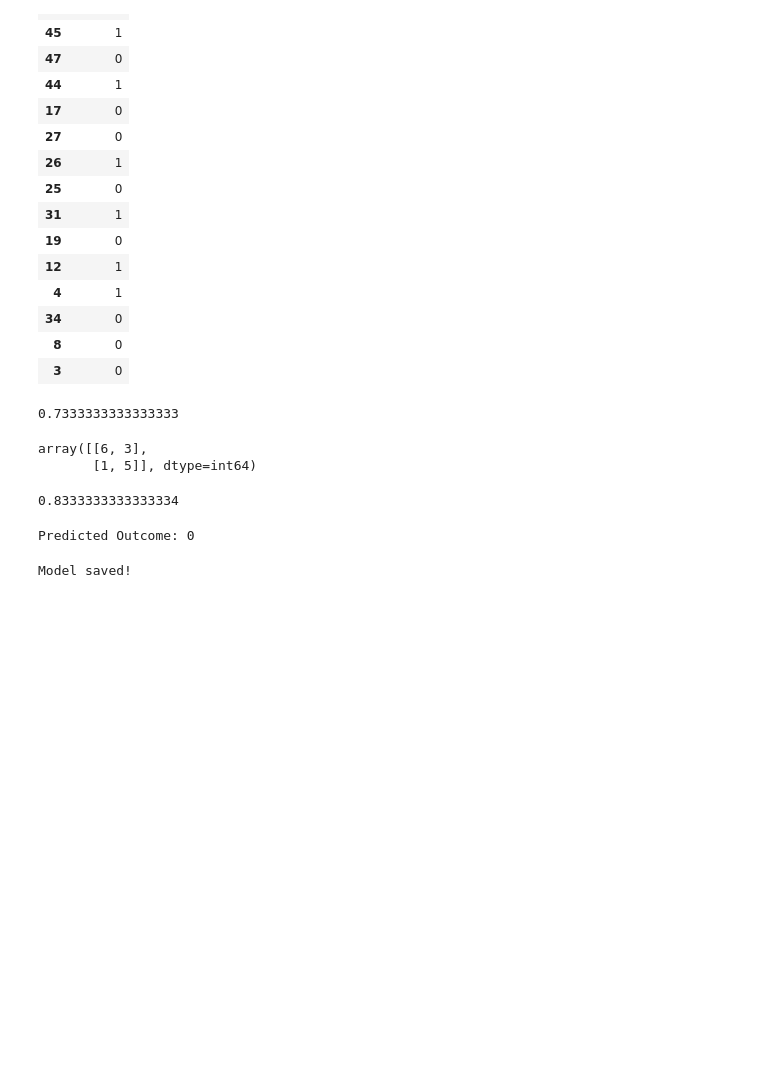
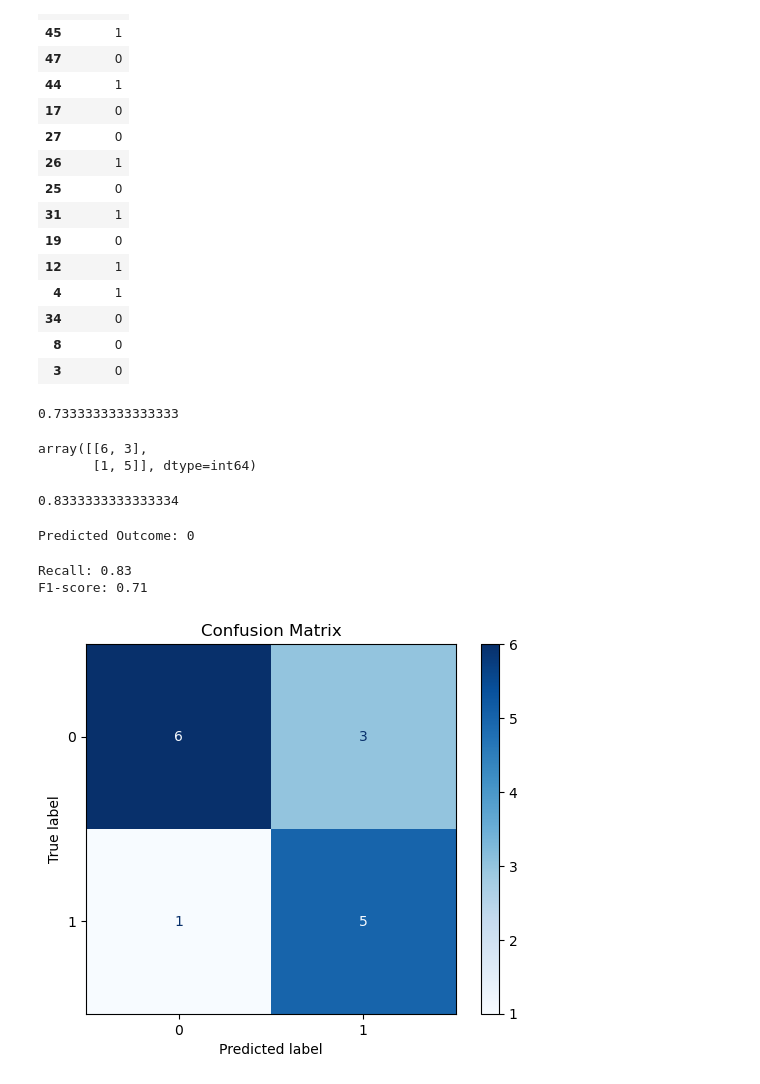
Before and after one commit to shilpakc927/Machine-learning.project2, a Jupyter notebook: ml project2.ipynb, the cells around one changed output. Saved outputs shown, nothing was run; the diff lists cells and outputs as text; code cells hidden in the pictures; blank space fills up the shorter version.

```diff
--- a/ml project2.ipynb
+++ b/ml project2.ipynb
@@ -177,12 +179,26 @@ predicted_prob = knn.predict(new)
 print(f'Predicted Outcome: {predicted_prob[0]}')
 # %% [output]
 Predicted Outcome: 0
-# %%
-
-import joblib
-
-# Example: Save to the current Flask app folder
-joblib.dump(knn, r"C:\Users\Dell\Downloads\flask2\cat_model.pkl")
-print("Model saved!")
-# %% [output]
-Model saved!
+# %%
+precision = precision_score(y_test, y_pred)
+recall = recall_score(y_test, y_pred)
+f1 = f1_score(y_test, y_pred)
+print(f"Recall: {recall:.2f}")
+print(f"F1-score: {f1:.2f}")
+# %% [output]
+Recall: 0.83
+F1-score: 0.71
+# %%
+import matplotlib.pyplot as plt
+from sklearn.metrics import ConfusionMatrixDisplay
+
+# Confusion matrix (already computed)
+cns_matrix = confusion_matrix(y_test, y_pred)
+
+# Display
+disp = ConfusionMatrixDisplay(confusion_matrix=cns_matrix)
+disp.plot(cmap="Blues")
+plt.title("Confusion Matrix")
+plt.show()
+# %% [output]
+[figure, added]
```
Also changed, not shown: parts of 3 cells of this notebook, 2 other files.
